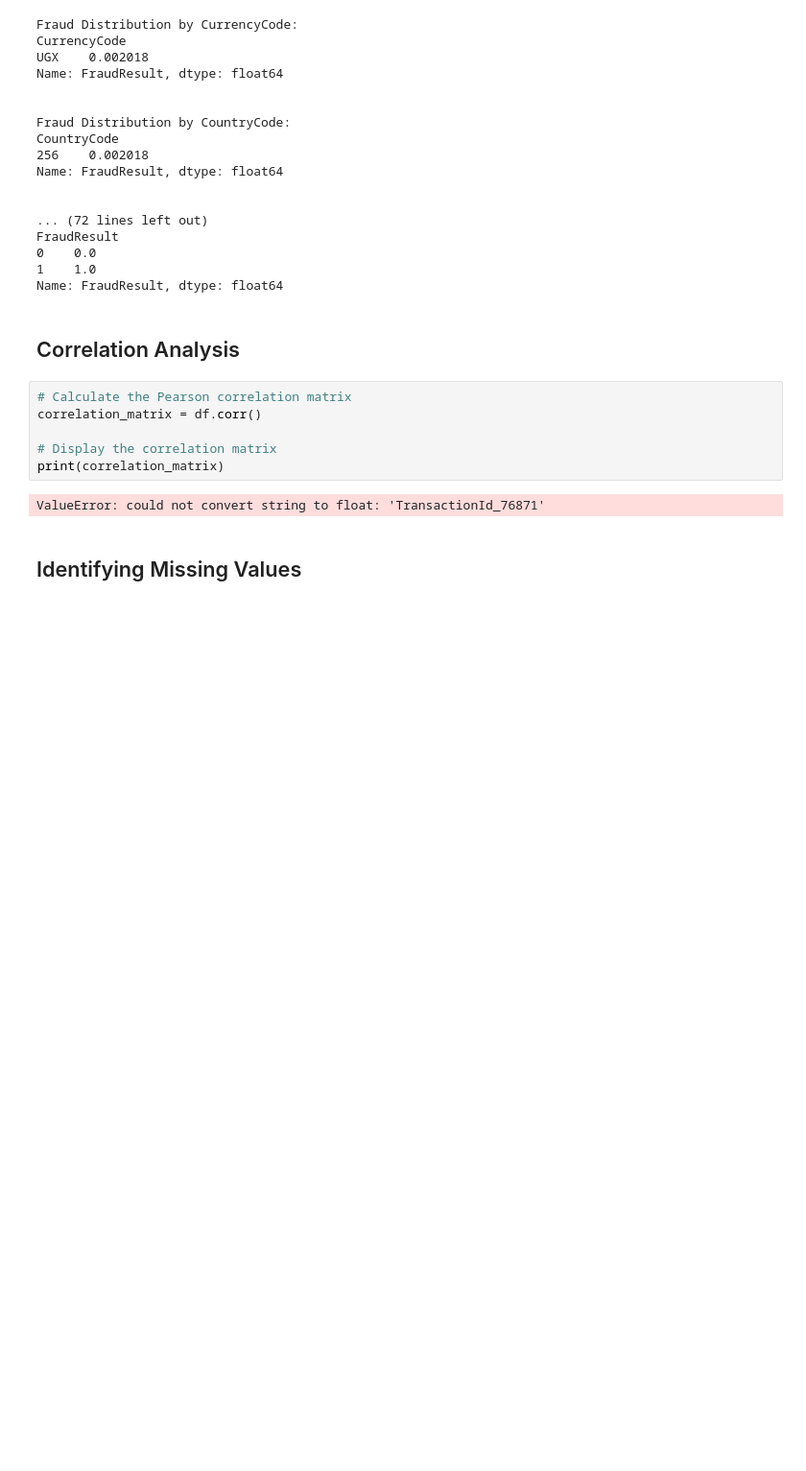
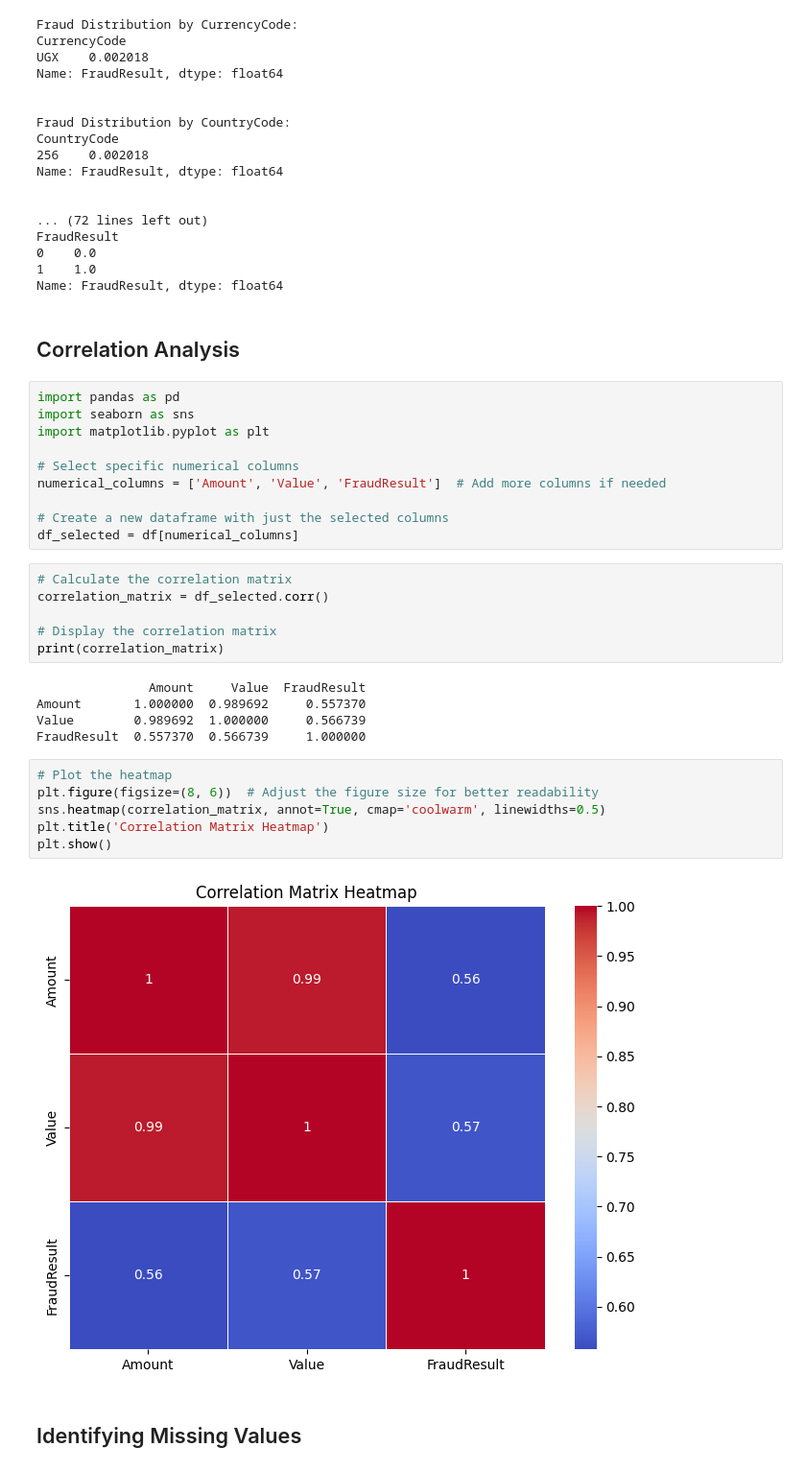
Before and after one commit to trynursalme/KAIM-Week6, a Jupyter notebook: notebooks/Bati-bank-EDA.ipynb, the cells around one changed output. Shown at 96% size. Drawn from its saved outputs; the diff is of its cells as text; blank space fills up the shorter version.

```diff
--- a/notebooks/Bati-bank-EDA.ipynb
+++ b/notebooks/Bati-bank-EDA.ipynb
@@ -264,13 +264,34 @@ FraudResult
 Name: FraudResult, dtype: float64
 # %% [markdown]
 ## Correlation Analysis
+# %%
+import pandas as pd
+import seaborn as sns
+import matplotlib.pyplot as plt
+
+# Select specific numerical columns
+numerical_columns = ['Amount', 'Value', 'FraudResult']  # Add more columns if needed
+
+# Create a new dataframe with just the selected columns
+df_selected = df[numerical_columns]
 # %%
-# Calculate the Pearson correlation matrix
-correlation_matrix = df.corr()
+# Calculate the correlation matrix
+correlation_matrix = df_selected.corr()
 
 # Display the correlation matrix
 print(correlation_matrix)
 # %% [output]
-ValueError: could not convert string to float: 'TransactionId_76871'
+               Amount     Value  FraudResult
+Amount       1.000000  0.989692     0.557370
+Value        0.989692  1.000000     0.566739
+FraudResult  0.557370  0.566739     1.000000
+# %%
+# Plot the heatmap
+plt.figure(figsize=(8, 6))  # Adjust the figure size for better readability
+sns.heatmap(correlation_matrix, annot=True, cmap='coolwarm', linewidths=0.5)
+plt.title('Correlation Matrix Heatmap')
+plt.show()
+# %% [output]
+[figure, added]
 # %% [markdown]
 ## Identifying Missing Values
```
Also changed, not shown: parts of 3 cells of this notebook.
